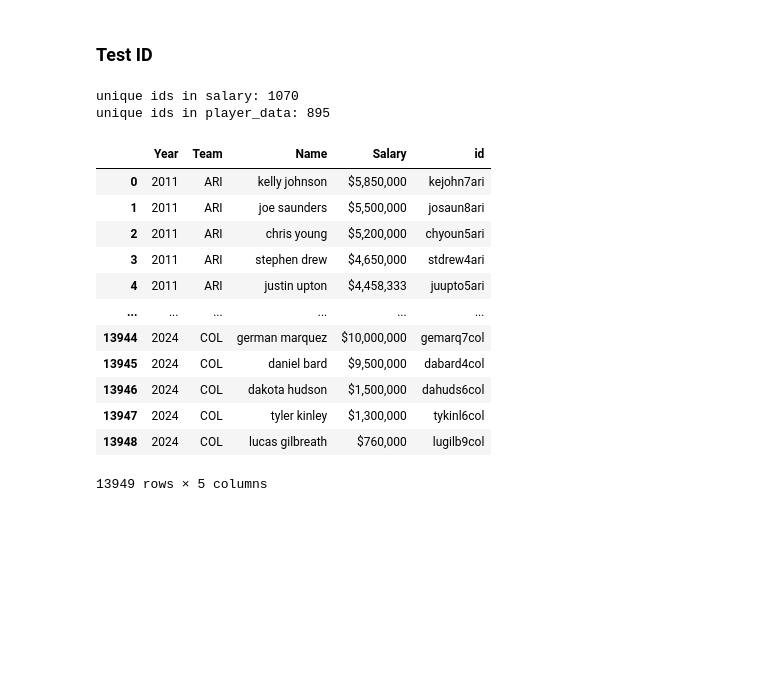
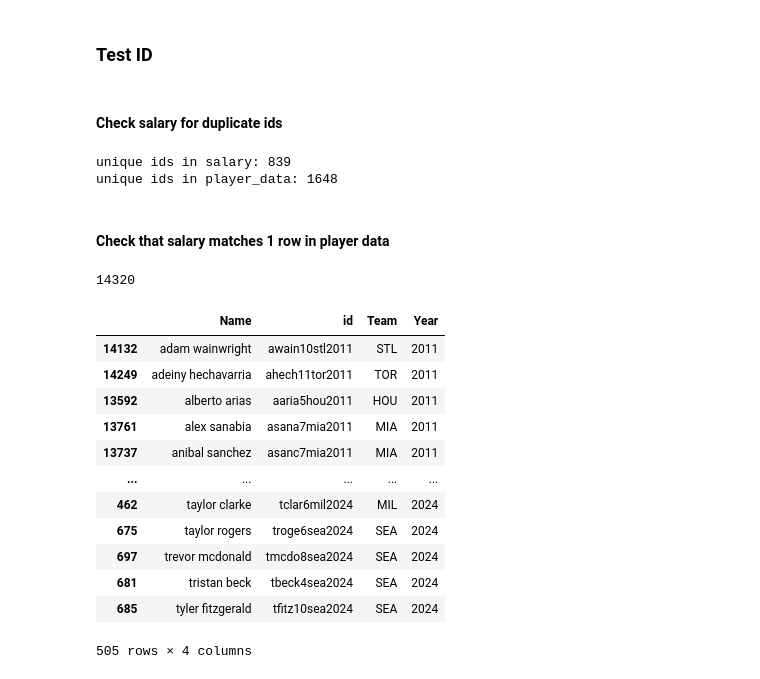
Before and after one commit to vartabje/predicting_team_outcomes_based_on_player_composition, a Jupyter notebook: csv_files/merge_csv.ipynb, the cells around one changed output. Drawn from its saved outputs; the diff is of its cells as text; code cells hidden in the pictures; blank space fills up the shorter version.

```diff
--- a/csv_files/merge_csv.ipynb
+++ b/csv_files/merge_csv.ipynb
@@ -82,5 +129,7 @@ player_data['id'] = player_data.apply(convert_name, axis=1)
 # %% [markdown]
 ### Test ID
+# %% [markdown]
+#### Check salary for duplicate ids
 # %%
 from collections import Counter
 
@@ -113,20 +162,35 @@ def keep_higher_salary(df):
     df = df.reset_index(drop=True)
     return df
 
-keep_higher_salary(salary_df)
+salary_df = keep_higher_salary(salary_df)
 # %% [output]
-unique ids in salary: 1070
-unique ids in player_data: 895
+unique ids in salary: 839
+unique ids in player_data: 1648
-|  | Year | Team | Name | Salary | id |
-| 0 | 2011 | ARI | kelly johnson | $5,850,000 | kejohn7ari |
-| 1 | 2011 | ARI | joe saunders | $5,500,000 | josaun8ari |
-| 2 | 2011 | ARI | chris young | $5,200,000 | chyoun5ari |
-| 3 | 2011 | ARI | stephen drew | $4,650,000 | stdrew4ari |
-| 4 | 2011 | ARI | justin upton | $4,458,333 | juupto5ari |
-| ... | ... | ... | ... | ... | ... |
-| 13944 | 2024 | COL | german marquez | $10,000,000 | gemarq7col |
-| 13945 | 2024 | COL | daniel bard | $9,500,000 | dabard4col |
-| 13946 | 2024 | COL | dakota hudson | $1,500,000 | dahuds6col |
-| 13947 | 2024 | COL | tyler kinley | $1,300,000 | tykinl6col |
-| 13948 | 2024 | COL | lucas gilbreath | $760,000 | lugilb9col |
-13949 rows × 5 columns
+# %% [markdown]
+#### Check that salary matches 1 row in player data
+# %%
+def get_salary_no_data(salary_df, player_df):
+    sal_df = salary_df.copy()
+    sal_df['player_conection'] = sal_df['id'].apply(lambda x: 1 if x in player_df['id'].values else 0)
+    sal_df = sal_df[sal_df['player_conection'] == 0]
+    sal_df.sort_values(by=['Year', 'Name'], inplace=True)
+    return sal_df[['Name','id', 'Team', 'Year']]
+
+print(len(salary_df))
+get_salary_no_data(salary_df, player_data)
+# print(len())
+# %% [output]
+14320
+|  | Name | id | Team | Year |
+| 14132 | adam wainwright | awain10stl2011 | STL | 2011 |
+| 14249 | adeiny hechavarria | ahech11tor2011 | TOR | 2011 |
+| 13592 | alberto arias | aaria5hou2011 | HOU | 2011 |
+| 13761 | alex sanabia | asana7mia2011 | MIA | 2011 |
+| 13737 | anibal sanchez | asanc7mia2011 | MIA | 2011 |
+| ... | ... | ... | ... | ... |
+| 462 | taylor clarke | tclar6mil2024 | MIL | 2024 |
+| 675 | taylor rogers | troge6sea2024 | SEA | 2024 |
+| 697 | trevor mcdonald | tmcdo8sea2024 | SEA | 2024 |
+| 681 | tristan beck | tbeck4sea2024 | SEA | 2024 |
+| 685 | tyler fitzgerald | tfitz10sea2024 | SEA | 2024 |
+505 rows × 4 columns
```
Also changed, not shown: parts of 9 cells of this notebook, 7 other files.
